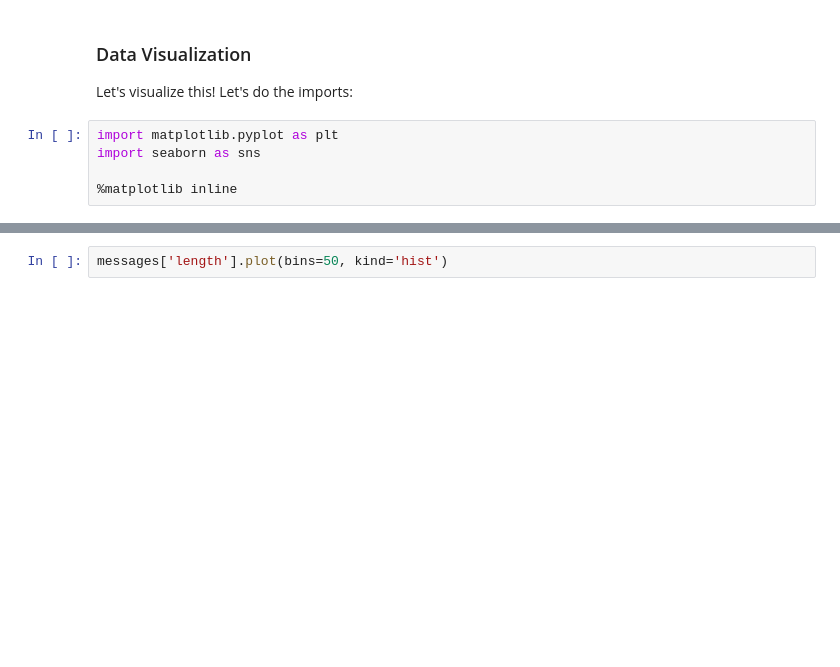
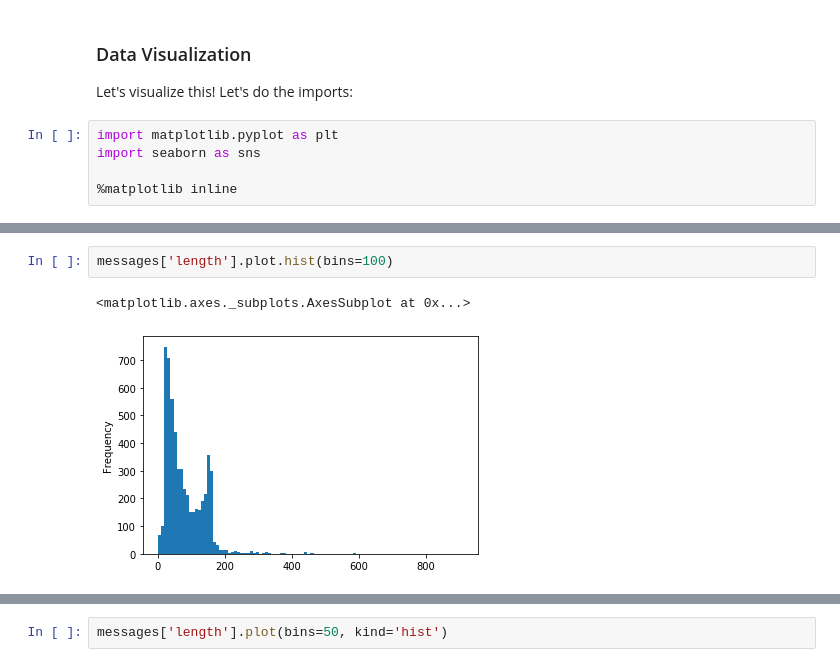
Before and after one commit to Ramkumar1977/tensorflow, a Jupyter notebook: 01-NLP (Natural Language Processing) with Python-Copy1.ipynb, the cells around one changed output, grey strips where cells are left out. Drawn from its saved outputs; the diff is of its cells as text; blank space fills up the shorter version.

```diff
--- a/01-NLP (Natural Language Processing) with Python-Copy1.ipynb
+++ b/01-NLP (Natural Language Processing) with Python-Copy1.ipynb
@@ -131,0 +149,5 @@ import seaborn as sns
+# %%
+messages['length'].plot.hist(bins=100)
+# %% [output]
+<matplotlib.axes._subplots.AxesSubplot at 0x...>
+[figure, added]
```
Also changed, not shown: parts of 54 cells of this notebook, 1 other file.
